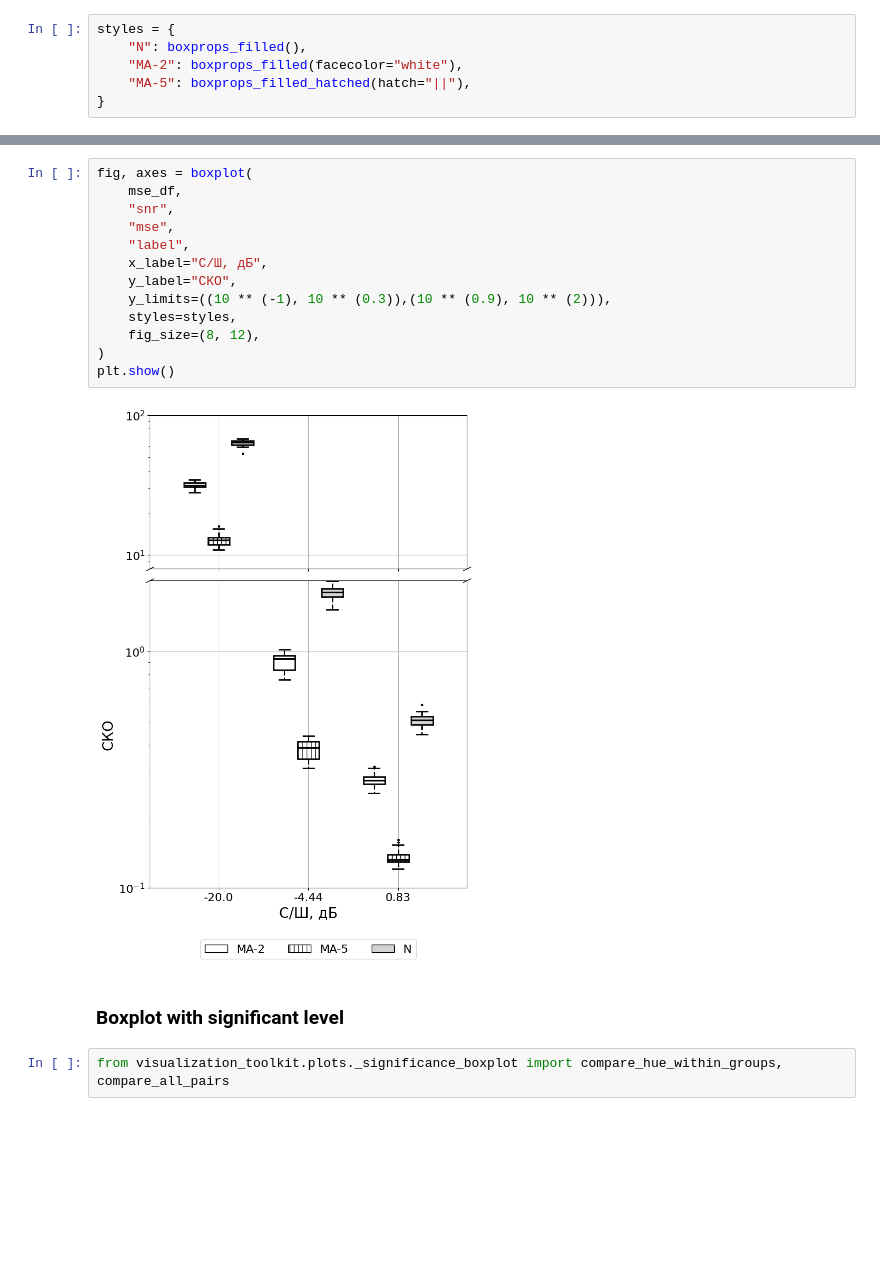
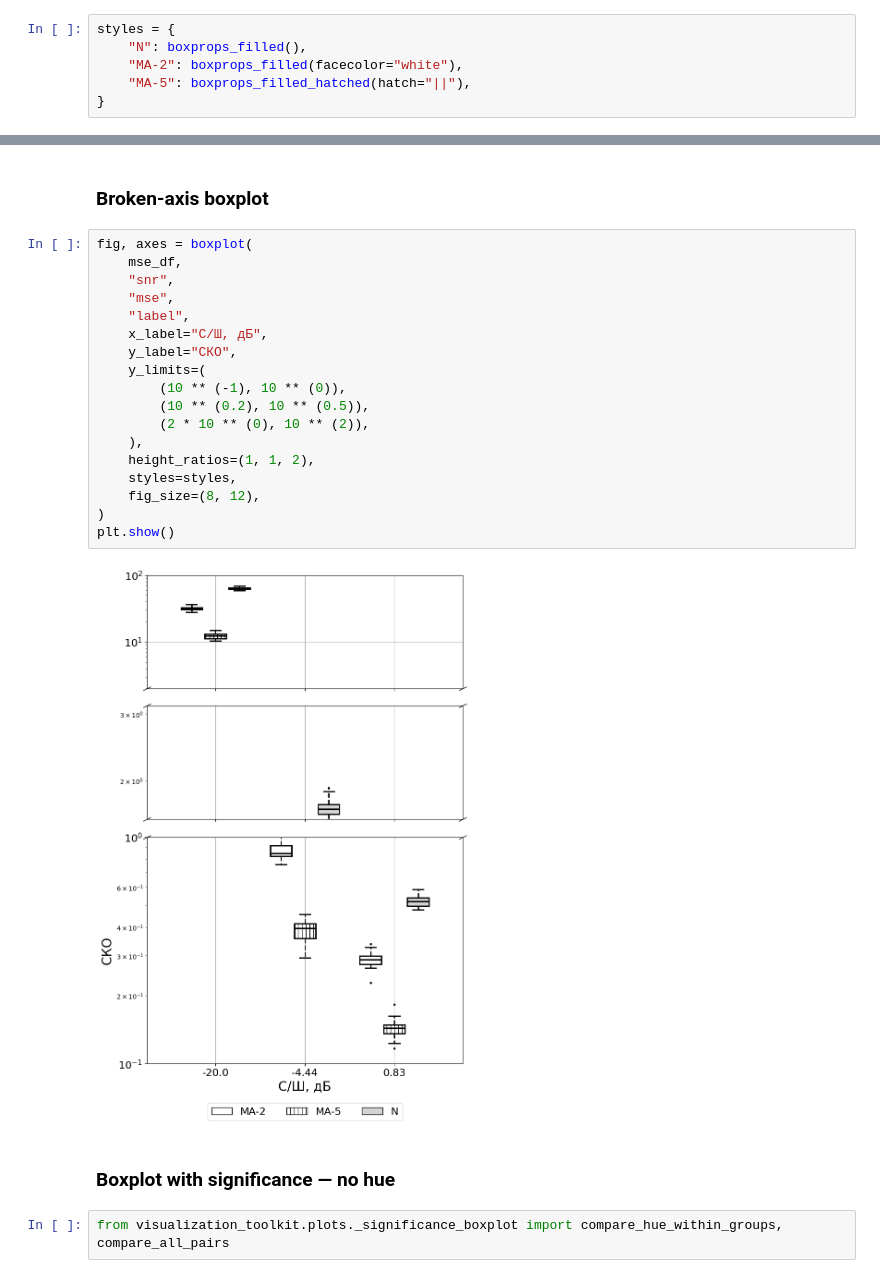
Before and after one commit to Digiratory/visualization-toolkit, a Jupyter notebook: examples/boxplolts.ipynb, the cells around one changed output, grey strips where cells are left out. Cells and saved outputs as stored; diff of their text form; blank space fills up the shorter version.

Commit message:
feat: multi broken axis

```diff
--- a/examples/boxplolts.ipynb
+++ b/examples/boxplolts.ipynb
@@ -141,20 +156,27 @@ plt.show()
+# %% [markdown]
+### Broken-axis boxplot
 # %%
 fig, axes = boxplot(
     mse_df,
     "snr",
     "mse",
     "label",
     x_label="С/Ш, дБ",
     y_label="СКО",
-    y_limits=((10 ** (-1), 10 ** (0.3)),(10 ** (0.9), 10 ** (2))),
+    y_limits=(
+        (10 ** (-1), 10 ** (0)),
+        (10 ** (0.2), 10 ** (0.5)),
+        (2 * 10 ** (0), 10 ** (2)),
+    ),
+    height_ratios=(1, 1, 2),
     styles=styles,
     fig_size=(8, 12),
 )
 plt.show()
 # %% [output]
-[figure, old version]
+[figure, new version]
 # %% [markdown]
-### Boxplot with significant level
+### Boxplot with significance — no hue
 # %%
 from visualization_toolkit.plots._significance_boxplot import compare_hue_within_groups, compare_all_pairs
 # %%
```
Also changed, not shown: parts of 13 cells of this notebook, 2 other files.
